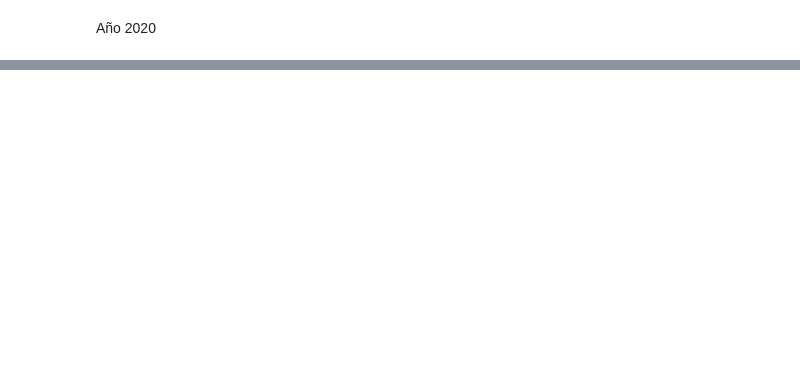
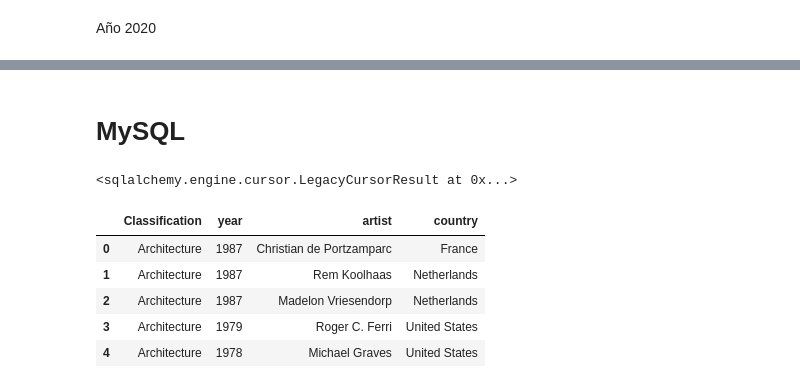
Before and after one commit to jesuschao/ETL-MOMA-Artists, a Jupyter notebook: your-code/enriching-and-cleaning.ipynb, the cells around one changed output, grey strips where cells are left out. Saved outputs shown, nothing was run; the diff lists cells and outputs as text; code cells hidden in the pictures; blank space fills up the shorter version.

```diff
--- a/your-code/Solution.ipynb
+++ b/your-code/enriching-and-cleaning.ipynb
@@ -727,0 +736,2 @@ df_20.head(10)
+# %% [markdown]
+# MySQL
@@ -727,0 +744,4 @@ df_20.head(10)
+# %%
+motor.execute('create database moma;')
+# %% [output]
+<sqlalchemy.engine.cursor.LegacyCursorResult at 0x...>
@@ -727,0 +752,10 @@ df_20.head(10)
+# %%
+data=pd.read_csv('moma.csv')
+data.head()
+# %% [output]
+|  | Classification | year | artist | country |
+| 0 | Architecture | 1987 | Christian de Portzamparc | France |
+| 1 | Architecture | 1987 | Rem Koolhaas | Netherlands |
+| 2 | Architecture | 1987 | Madelon Vriesendorp | Netherlands |
+| 3 | Architecture | 1979 | Roger C. Ferri | United States |
+| 4 | Architecture | 1978 | Michael Graves | United States |
```
Also changed, not shown: parts of 61 cells of this notebook, 4 other files.
